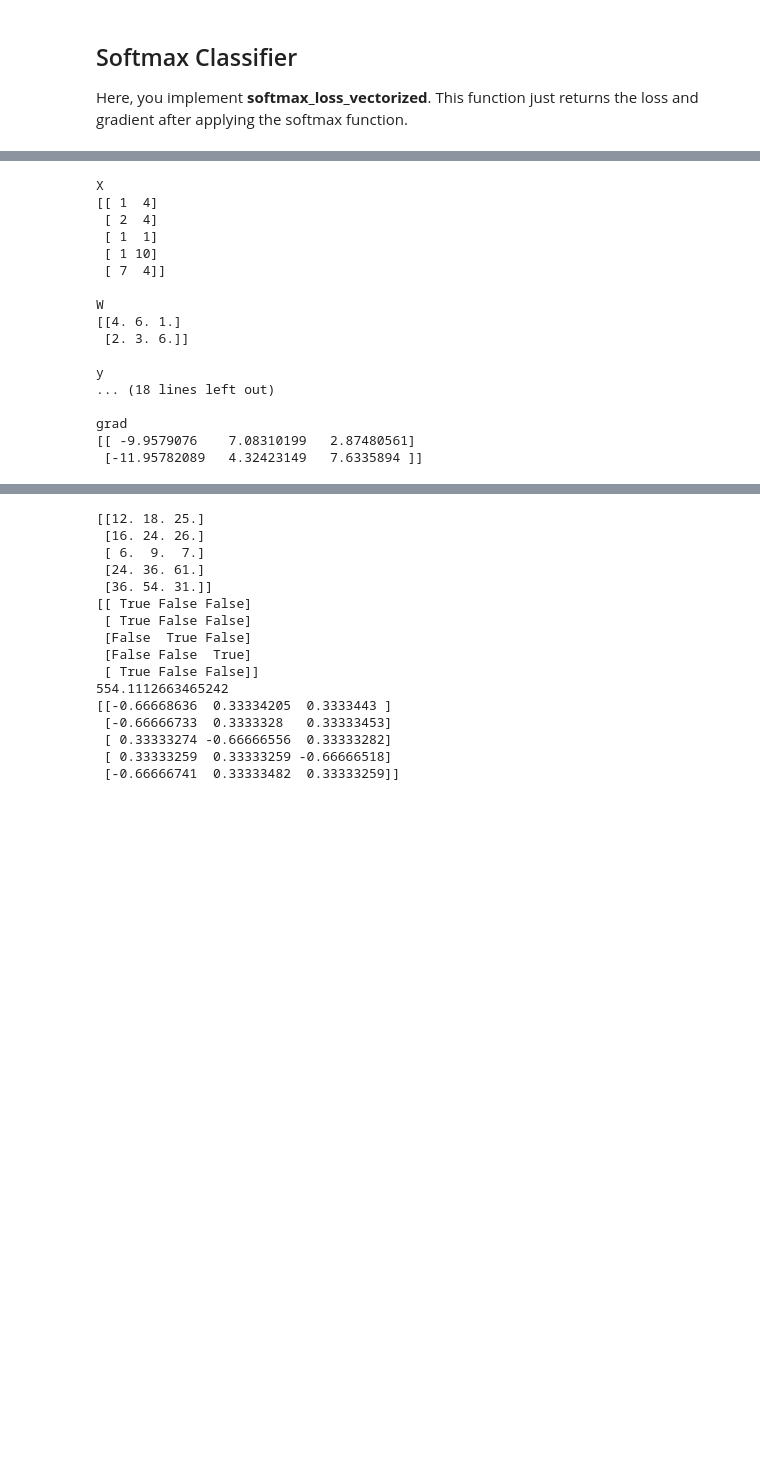
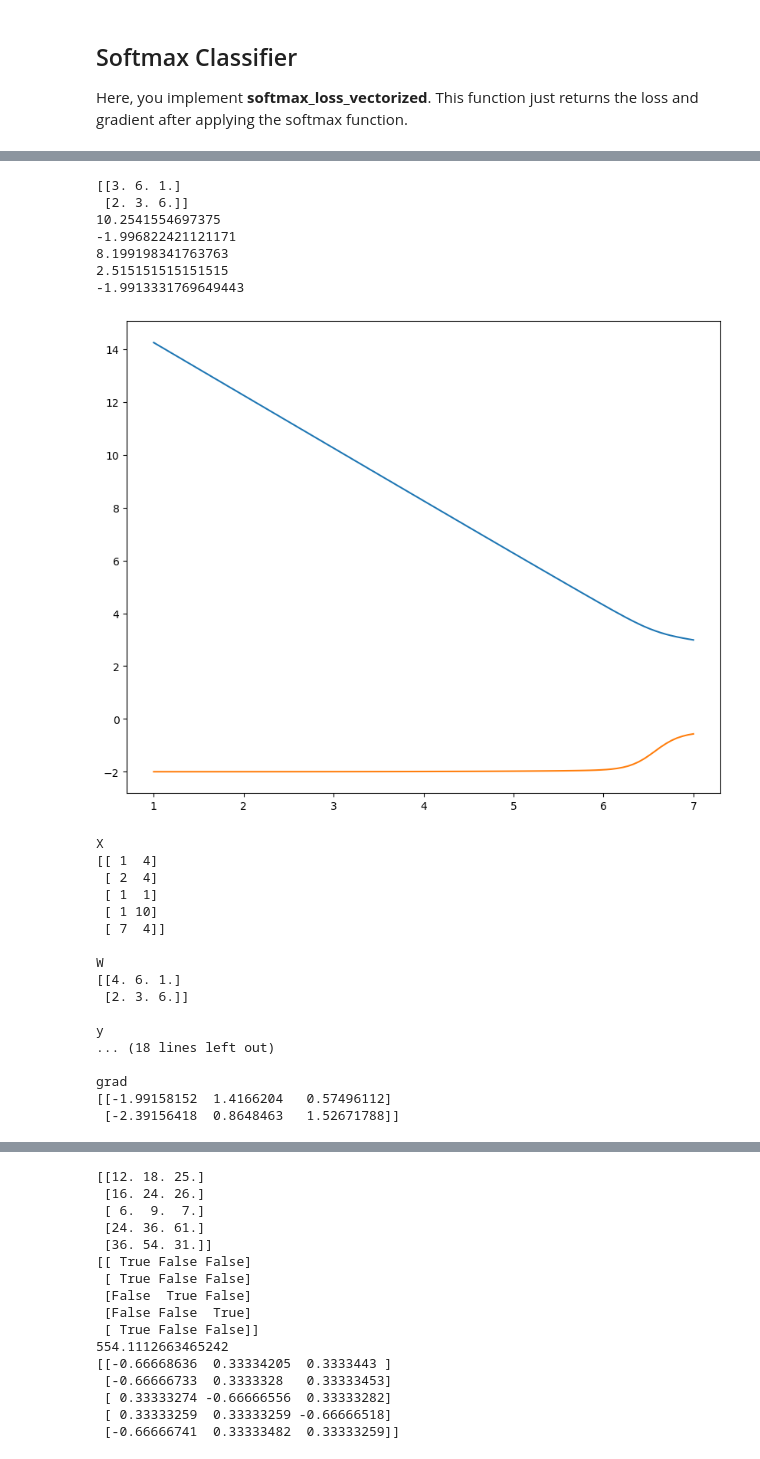
Before and after one commit to arnvo/DLAV, a Jupyter notebook: homeworks/hw2/Softmax.ipynb, the cells around one changed output, grey strips where cells are left out. Drawn from its saved outputs; the diff is of its cells as text; code cells hidden in the pictures; blank space fills up the shorter version.

```diff
--- a/homeworks/hw2/Softmax.ipynb
+++ b/homeworks/hw2/Softmax.ipynb
@@ -225,3 +185,34 @@ softmax_loss_vectorized(W,X,y)
+# %%
+X=np.array([[1,4],[2,4],[1,1],[1,10],[7,4]])
+y=np.array([0,0,1,2,0])
+losses=[]
+grads=[]
+for i in np.linspace(1,7,100):
+  W=np.array([[i,6,1],[2,3,6]]).astype(float)
+  a,b=softmax_loss_vectorized(W,X,y)
+  losses.append(a)
+  grads.append(b[0,0])
+  if i==3:
+    print(W)
+    print(losses[-1])
+    print(grads[-1])
+
+print(losses[50])
+print(np.linspace(1,4,100)[50])
+print(grads[50])
+
+plt.plot(np.linspace(1,7,100),losses)
+plt.plot(np.linspace(1,7,100),grads)
+plt.show()
+# %% [output]
+[[3. 6. 1.]
+ [2. 3. 6.]]
+10.2541554697375
+-1.996822421121171
+8.199198341763763
+2.515151515151515
+-1.9913331769649443
+[figure, added]
 # %%
 X=np.array([[1,4],[2,4],[1,1],[1,10],[7,4]])
 W=np.array([[4,6,1],[2,3,6]]).astype(float)
@@ -253,7 +244,7 @@ print(res)
 print('\nloss')
 print(loss.sum())
 print('\ngrad')
-print(grad)
+print(grad/len(y))
 # %% [output]
 X
 [[ 1  4]
@@ -270,6 +261,6 @@ y
 ... (18 lines left out)
 
 grad
-[[ -9.9579076    7.08310199   2.87480561]
- [-11.95782089   4.32423149   7.6335894 ]]
+[[-1.99158152  1.4166204   0.57496112]
+ [-2.39156418  0.8648463   1.52671788]]
 # %%
```
Also changed, not shown: parts of 6 cells of this notebook.
